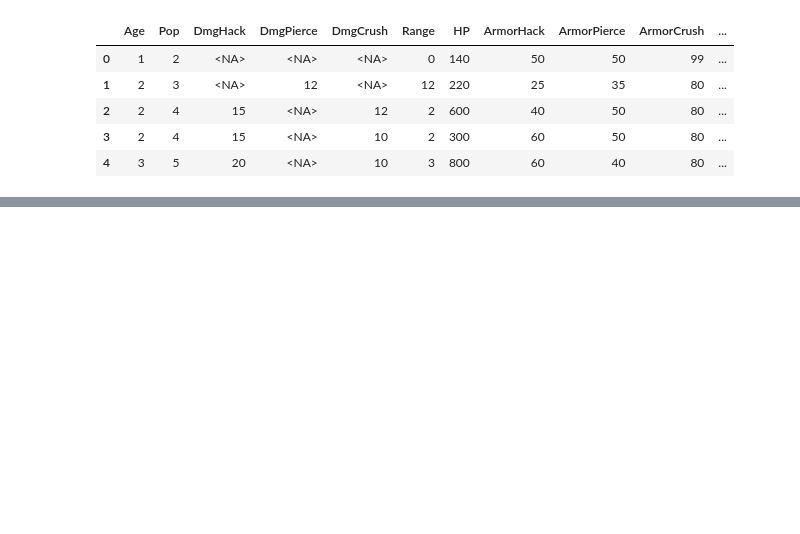
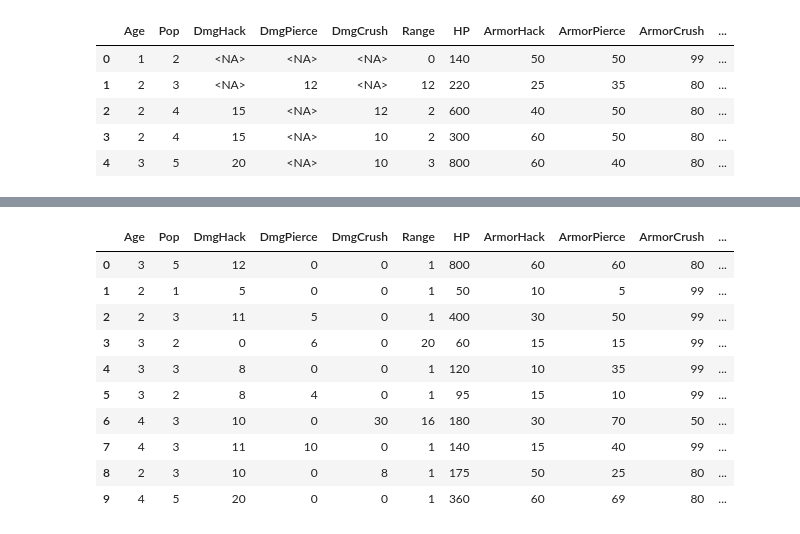
Before and after one commit to Guidjy/ELC1098-Mineracao-de-Dados, a Jupyter notebook: T2/main.ipynb, the cells around one changed output, grey strips where cells are left out. Saved outputs shown, nothing was run; the diff lists cells and outputs as text; code cells hidden in the pictures; blank space fills up the shorter version.

```diff
--- a/T2/main.ipynb
+++ b/T2/main.ipynb
@@ -124,0 +143,14 @@ TO DO: age -- == 0
+# %%
+dados_unlabled.head(10)
+# %% [output]
+|  | Age | Pop | DmgHack | DmgPierce | DmgCrush | Range | HP | ArmorHack | ArmorPierce | ArmorCrush | ... |
+| 0 | 3 | 5 | 12 | 0 | 0 | 1 | 800 | 60 | 60 | 80 | ... |
+| 1 | 2 | 1 | 5 | 0 | 0 | 1 | 50 | 10 | 5 | 99 | ... |
+| 2 | 2 | 3 | 11 | 5 | 0 | 1 | 400 | 30 | 50 | 99 | ... |
+| 3 | 3 | 2 | 0 | 6 | 0 | 20 | 60 | 15 | 15 | 99 | ... |
+| 4 | 3 | 3 | 8 | 0 | 0 | 1 | 120 | 10 | 35 | 99 | ... |
+| 5 | 3 | 2 | 8 | 4 | 0 | 1 | 95 | 15 | 10 | 99 | ... |
+| 6 | 4 | 3 | 10 | 0 | 30 | 16 | 180 | 30 | 70 | 50 | ... |
+| 7 | 4 | 3 | 11 | 10 | 0 | 1 | 140 | 15 | 40 | 99 | ... |
+| 8 | 2 | 3 | 10 | 0 | 8 | 1 | 175 | 50 | 25 | 80 | ... |
+| 9 | 4 | 5 | 20 | 0 | 0 | 1 | 360 | 60 | 69 | 80 | ... |
```
Also changed, not shown: parts of 11 cells of this notebook, 1 other file.
